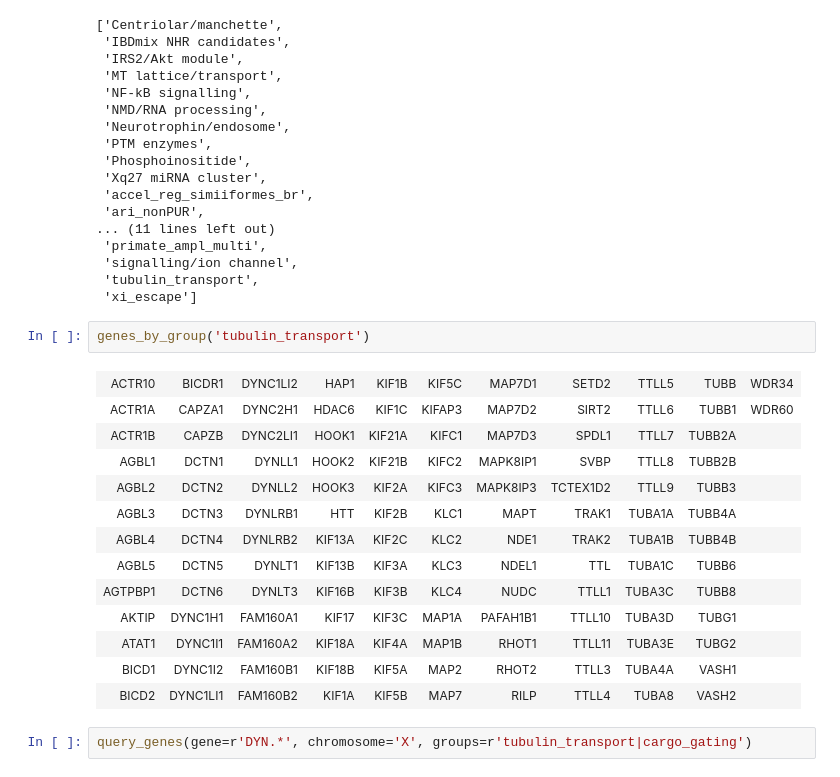
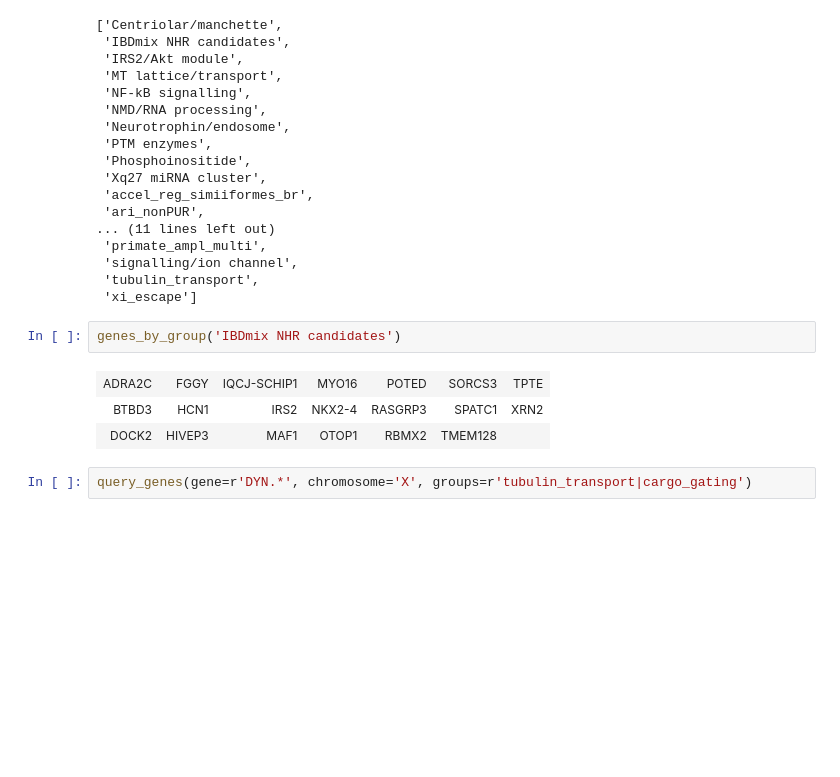
Before and after one commit to munch-group/interaction-store, a Jupyter notebook: interaction_store.ipynb, the cells around one changed output. Saved outputs shown, nothing was run; the diff lists cells and outputs as text; blank space fills up the shorter version.

```diff
--- a/interaction_store.ipynb
+++ b/interaction_store.ipynb
@@ -131,22 +120,12 @@ list(d)
  'signalling/ion channel',
  'tubulin_transport',
  'xi_escape']
-# %%
-genes_by_group('tubulin_transport')
-# %% [output]
-| ACTR10 | BICDR1 | DYNC1LI2 | HAP1 | KIF1B | KIF5C | MAP7D1 | SETD2 | TTLL5 | TUBB | WDR34 |
-| ACTR1A | CAPZA1 | DYNC2H1 | HDAC6 | KIF1C | KIFAP3 | MAP7D2 | SIRT2 | TTLL6 | TUBB1 | WDR60 |
-| ACTR1B | CAPZB | DYNC2LI1 | HOOK1 | KIF21A | KIFC1 | MAP7D3 | SPDL1 | TTLL7 | TUBB2A |  |
-| AGBL1 | DCTN1 | DYNLL1 | HOOK2 | KIF21B | KIFC2 | MAPK8IP1 | SVBP | TTLL8 | TUBB2B |  |
-| AGBL2 | DCTN2 | DYNLL2 | HOOK3 | KIF2A | KIFC3 | MAPK8IP3 | TCTEX1D2 | TTLL9 | TUBB3 |  |
-| AGBL3 | DCTN3 | DYNLRB1 | HTT | KIF2B | KLC1 | MAPT | TRAK1 | TUBA1A | TUBB4A |  |
-| AGBL4 | DCTN4 | DYNLRB2 | KIF13A | KIF2C | KLC2 | NDE1 | TRAK2 | TUBA1B | TUBB4B |  |
-| AGBL5 | DCTN5 | DYNLT1 | KIF13B | KIF3A | KLC3 | NDEL1 | TTL | TUBA1C | TUBB6 |  |
-| AGTPBP1 | DCTN6 | DYNLT3 | KIF16B | KIF3B | KLC4 | NUDC | TTLL1 | TUBA3C | TUBB8 |  |
-| AKTIP | DYNC1H1 | FAM160A1 | KIF17 | KIF3C | MAP1A | PAFAH1B1 | TTLL10 | TUBA3D | TUBG1 |  |
-| ATAT1 | DYNC1I1 | FAM160A2 | KIF18A | KIF4A | MAP1B | RHOT1 | TTLL11 | TUBA3E | TUBG2 |  |
-| BICD1 | DYNC1I2 | FAM160B1 | KIF18B | KIF5A | MAP2 | RHOT2 | TTLL3 | TUBA4A | VASH1 |  |
-| BICD2 | DYNC1LI1 | FAM160B2 | KIF1A | KIF5B | MAP7 | RILP | TTLL4 | TUBA8 | VASH2 |  |
+# %%
+genes_by_group('IBDmix NHR candidates')
+# %% [output]
+| ADRA2C | FGGY | IQCJ-SCHIP1 | MYO16 | POTED | SORCS3 | TPTE |
+| BTBD3 | HCN1 | IRS2 | NKX2-4 | RASGRP3 | SPATC1 | XRN2 |
+| DOCK2 | HIVEP3 | MAF1 | OTOP1 | RBMX2 | TMEM128 |  |
 # %%
 query_genes(gene=r'DYN.*', chromosome='X', groups=r'tubulin_transport|cargo_gating')
 # %% [output]
```
Also changed, not shown: parts of 12 cells of this notebook, 2 other files.
